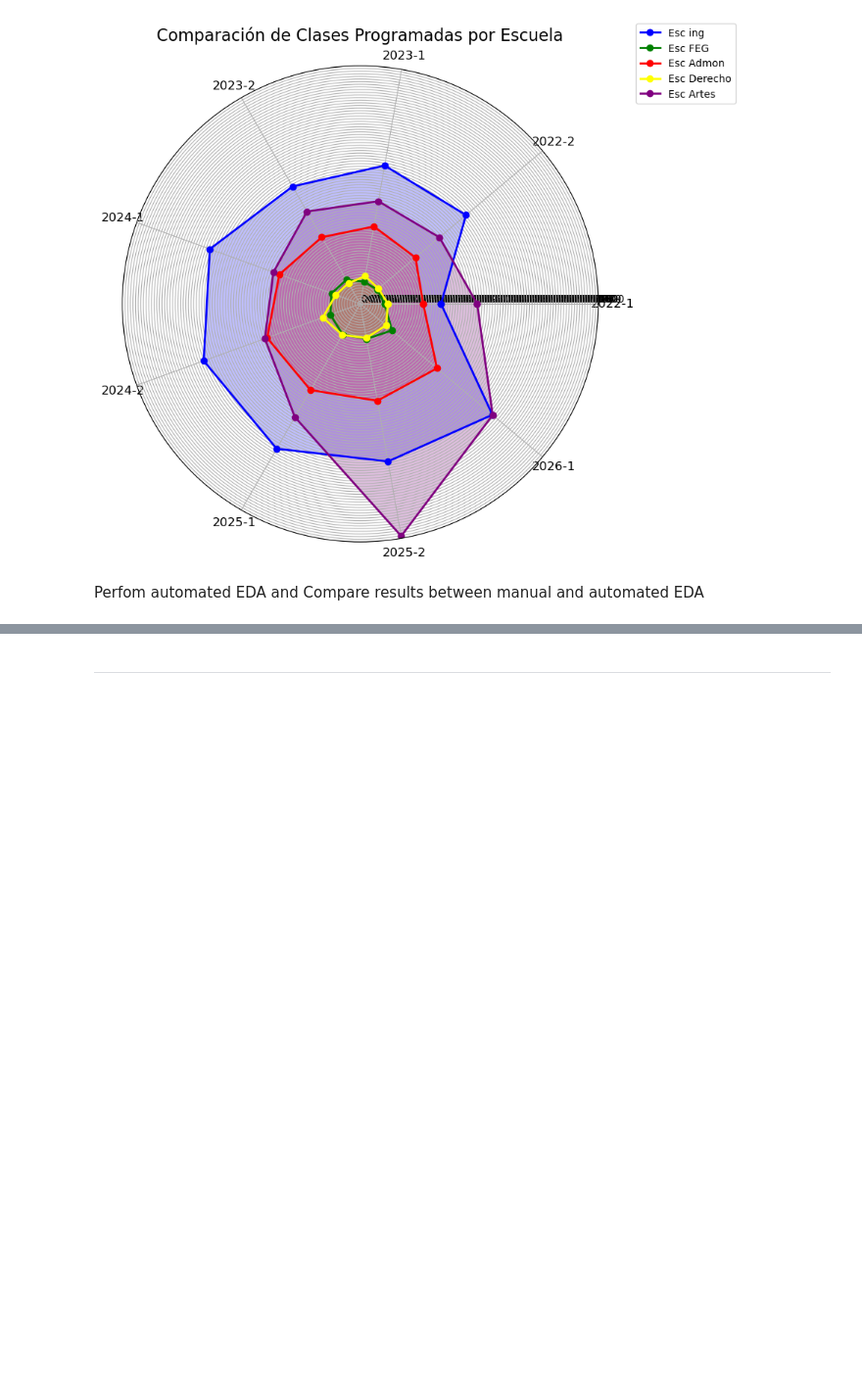
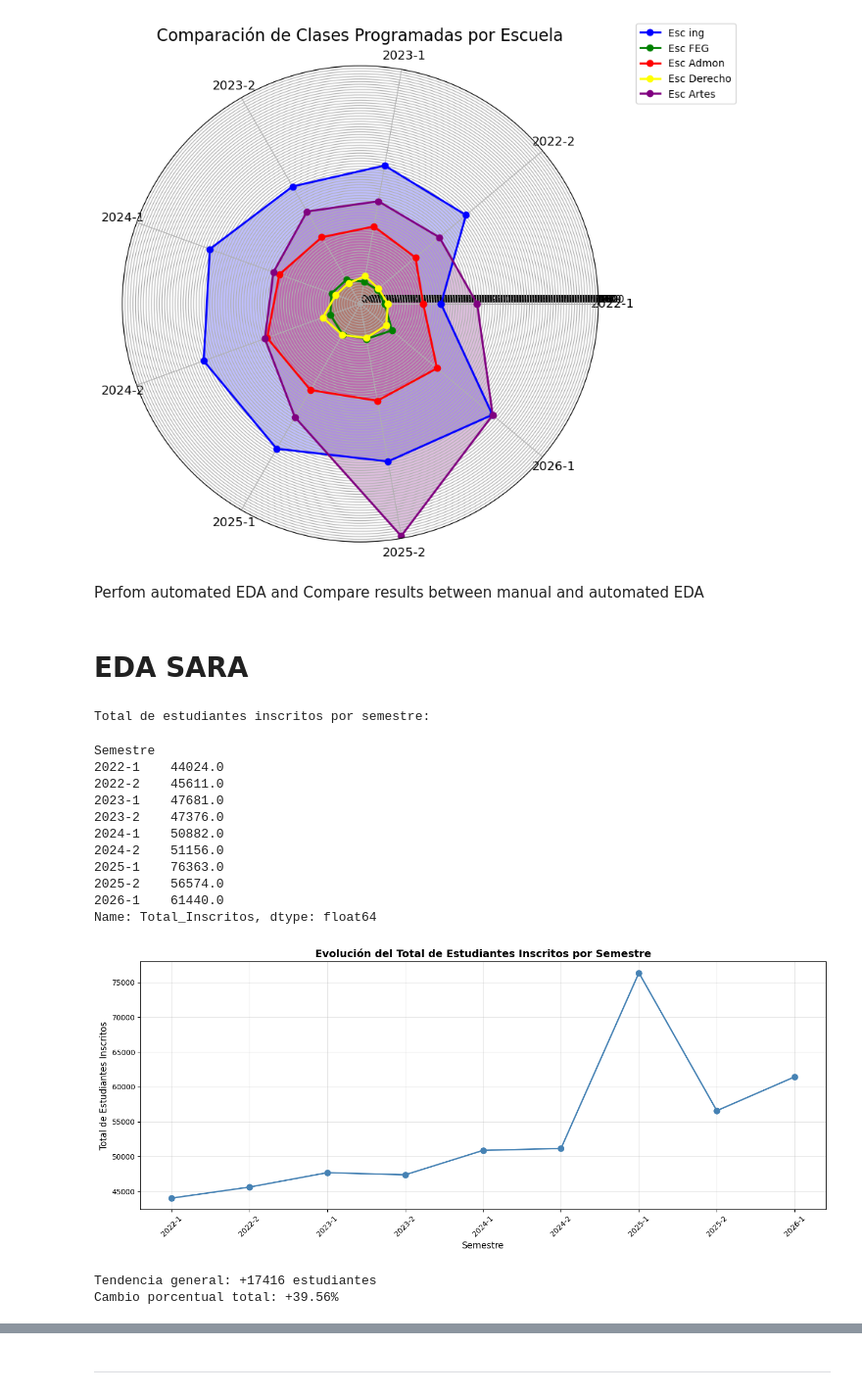
Before and after one commit to SaraMR9/Maestria---Fundamentos-en-ciencia-de-datos, a Jupyter notebook: Proyecto_Final/notebooks/20260207_Final_Project.ipynb, the cells around one changed output, grey strips where cells are left out. Shown at 98% size. Cells and saved outputs as stored; diff of their text form; code cells hidden in the pictures; blank space fills up the shorter version.

```diff
--- a/Proyecto_Final/notebooks/20260207_Final_Project.ipynb
+++ b/Proyecto_Final/notebooks/20260207_Final_Project.ipynb
@@ -1381,3 +1413,5 @@ plt.show()
 [figure]
 # %% [markdown]
 Perfom automated EDA and Compare results between manual and automated EDA
+# %% [markdown]
+# EDA SARA
@@ -1383,0 +1422,38 @@ Perfom automated EDA and Compare results between manual and automated EDA
+# %%
+# Agrupar total de estudiantes por semestre
+estudiantes_por_semestre = df_final.groupby('Semestre')['Total_Inscritos'].sum().sort_index()
+
+print("Total de estudiantes inscritos por semestre:")
+display(estudiantes_por_semestre)
+
+# Gráfico de líneas
+plt.figure(figsize=(14, 6))
+plt.plot(estudiantes_por_semestre.index, estudiantes_por_semestre.values,
+         marker='o', linewidth=2, markersize=8, color='steelblue')
+plt.title('Evolución del Total de Estudiantes Inscritos por Semestre', fontsize=14, fontweight='bold')
+plt.xlabel('Semestre', fontsize=12)
+plt.ylabel('Total de Estudiantes Inscritos', fontsize=12)
+plt.grid(True, alpha=0.3)
+plt.xticks(rotation=45)
+plt.tight_layout()
+plt.show()
+
+# Calcular tendencia
+print(f"\nTendencia general: {estudiantes_por_semestre.iloc[-1] - estudiantes_por_semestre.iloc[0]:+.0f} estudiantes")
+print(f"Cambio porcentual total: {((estudiantes_por_semestre.iloc[-1] / estudiantes_por_semestre.iloc[0]) - 1) * 100:+.2f}%")
+# %% [output]
+Total de estudiantes inscritos por semestre:
+Semestre
+2022-1    44024.0
+2022-2    45611.0
+2023-1    47681.0
+2023-2    47376.0
+2024-1    50882.0
+2024-2    51156.0
+2025-1    76363.0
+2025-2    56574.0
+2026-1    61440.0
+Name: Total_Inscritos, dtype: float64
+[figure, added]
+Tendencia general: +17416 estudiantes
+Cambio porcentual total: +39.56%
```
Also changed, not shown: parts of 26 cells of this notebook, 2 other files.
